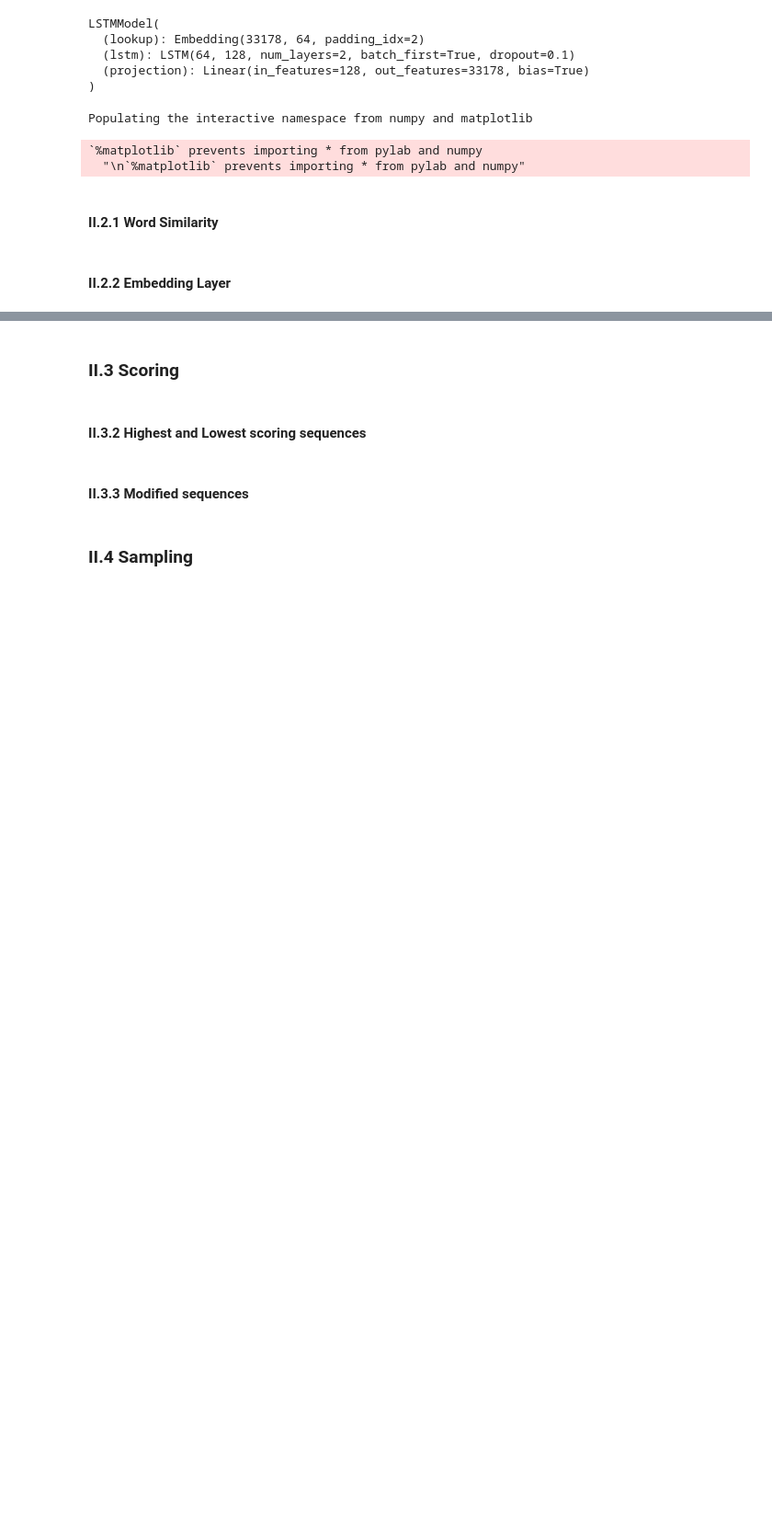
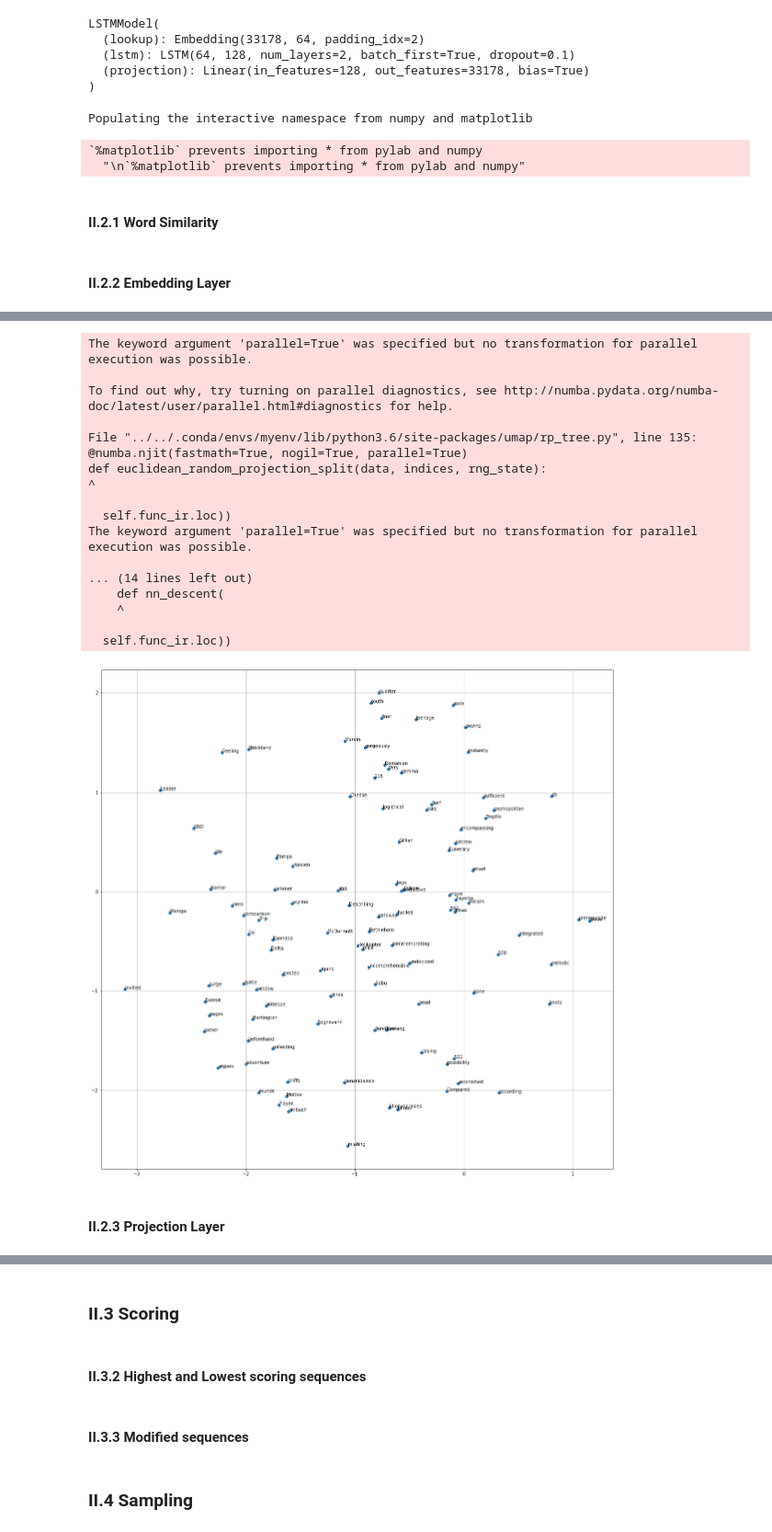
Before and after one commit to lexili24/Language-Model-NYU-Data-Science, a Jupyter notebook: HW2/lm_homework.ipynb, the cells around one changed output, grey strips where cells are left out. Shown at 92% size. Cells and saved outputs as stored; diff of their text form; code cells hidden in the pictures; blank space fills up the shorter version.

```diff
--- a/HW2/lm_homework.ipynb
+++ b/HW2/lm_homework.ipynb
@@ -767,4 +744,4 @@ def cos_similarity(weight_matrix, words):
 weight_matrix_lkup = model.lookup.weight
 words = ['productive', 'teenage','south','antelope','smart']
 # some verbs, and nouns
-proj_list, whole_words = cos_similarity(weight_matrix_proj, words)
+lkup_list, whole_words_lkup = cos_similarity(weight_matrix_lkup, words)
@@ -770,0 +774,25 @@ proj_list, whole_words = cos_similarity(weight_matrix_proj, words)
+# %%
+whole_word_ids_lkup = train_dict.encode_token_seq(whole_words_lkup)   # e.g. use dictionary.get_id on a list of words
+
+umap_plot(weight_matrix_lkup, whole_word_ids_lkup, whole_words_lkup)
+# %% [output]
+The keyword argument 'parallel=True' was specified but no transformation for parallel execution was possible.
+
+To find out why, try turning on parallel diagnostics, see http://numba.pydata.org/numba-doc/latest/user/parallel.html#diagnostics for help.
+
+File "../../.conda/envs/myenv/lib/python3.6/site-packages/umap/rp_tree.py", line 135:
+@numba.njit(fastmath=True, nogil=True, parallel=True)
+def euclidean_random_projection_split(data, indices, rng_state):
+^
+
+  self.func_ir.loc))
+The keyword argument 'parallel=True' was specified but no transformation for parallel execution was possible.
+
+... (14 lines left out)
+    def nn_descent(
+    ^
+
+  self.func_ir.loc))
+[figure, added]
+# %% [markdown]
+#### II.2.3 Projection Layer
```
Also changed, not shown: parts of 17 cells of this notebook.
